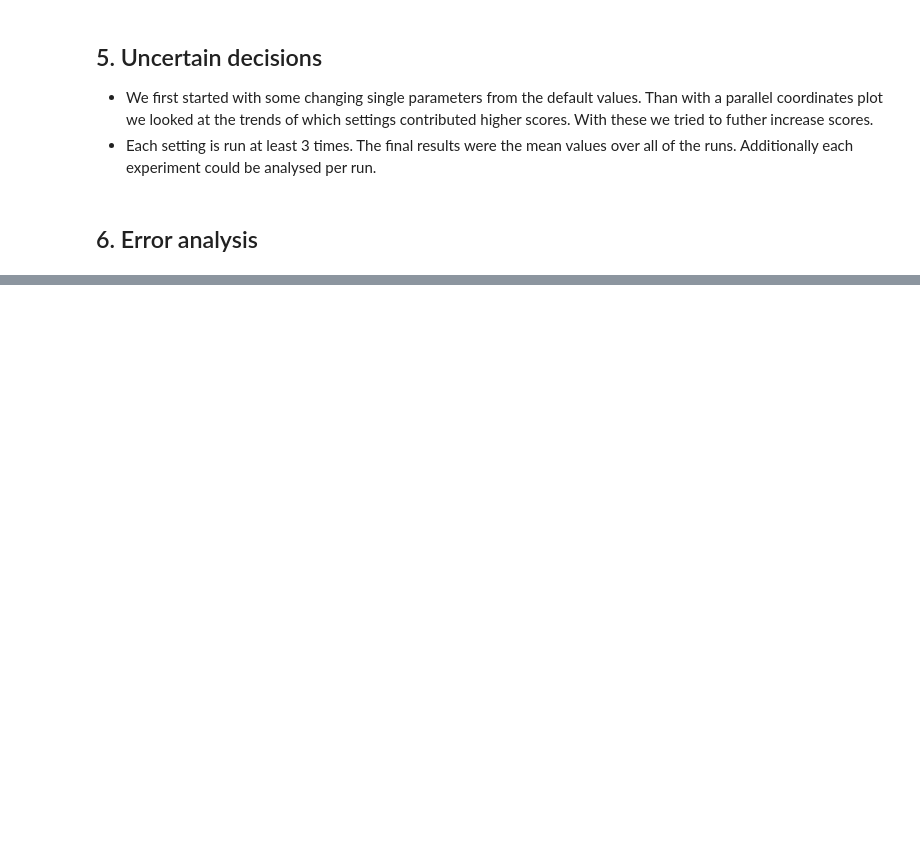
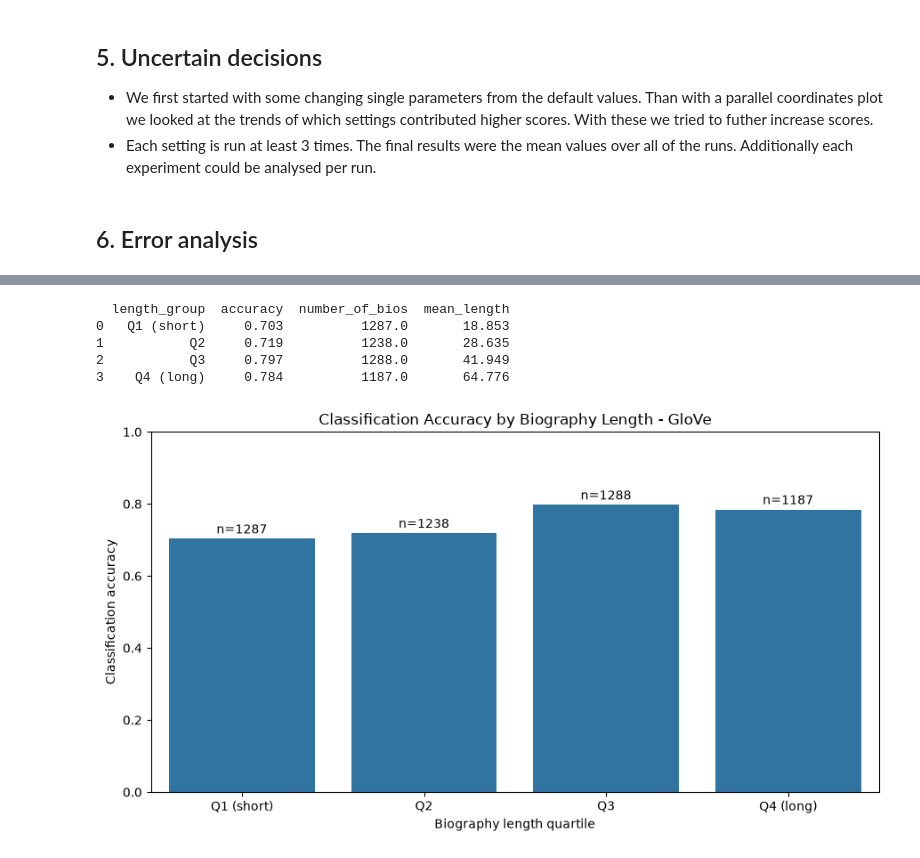
Before and after one commit to YorbenKoolhaas/nlp, a Jupyter notebook: tutorial2/part2/project.ipynb, the cells around one changed output, grey strips where cells are left out. Saved outputs shown, nothing was run; the diff lists cells and outputs as text; code cells hidden in the pictures; blank space fills up the shorter version.

```diff
--- a/tutorial2/part2/project.ipynb
+++ b/tutorial2/part2/project.ipynb
@@ -420,0 +557,78 @@ Trained the following
+# %%
+
+# BIOGRAPHY LENGTH ANALYSIS
+
+# Calculate the number of tokens in each biography
+lengths = np.array([
+    len(content_tokenizer.tokens(text))
+    for text in probe_dev["hard_text"]
+])
+
+length_df = pd.DataFrame({
+    "true_label": y_true,
+    "predicted_label": y_pred,
+    "length": lengths
+})
+
+# Divide biographies into four equally sized groups
+length_df["length_group"] = pd.qcut(
+    length_df["length"],
+    q=4,
+    labels=["Q1 (short)", "Q2", "Q3", "Q4 (long)"],
+    duplicates="drop"
+)
+
+# Calculate accuracy and number of biographies per group
+length_results = (
+    length_df
+    .groupby("length_group", observed=True)
+    .apply(
+        lambda x: pd.Series({
+            "accuracy": accuracy_score(
+                x["true_label"],
+                x["predicted_label"]
+            ),
+            "number_of_bios": len(x),
+            "mean_length": x["length"].mean()
+        }),
+        include_groups=False
+    )
+    .reset_index()
+)
+
+print(length_results.round(3))
+
+
+# BARPLOT
+
+plt.figure(figsize=(9, 5))
+
+ax = sns.barplot(
+    data=length_results,
+    x="length_group",
+    y="accuracy"
+)
+
+plt.title("Classification Accuracy by Biography Length - GloVe")
+plt.xlabel("Biography length quartile")
+plt.ylabel("Classification accuracy")
+plt.ylim(0, 1)
+
+# Add sample sizes above bars
+for i, row in length_results.iterrows():
+    ax.text(
+        i,
+        row["accuracy"] + 0.015,
+        f'n={int(row["number_of_bios"])}',
+        ha="center"
+    )
+
+plt.tight_layout()
+plt.show()
+# %% [output]
+  length_group  accuracy  number_of_bios  mean_length
+0   Q1 (short)     0.703          1287.0       18.853
+1           Q2     0.719          1238.0       28.635
+2           Q3     0.797          1288.0       41.949
+3    Q4 (long)     0.784          1187.0       64.776
+[figure, added]
```
Also changed, not shown: parts of 8 cells of this notebook, 47 other files.
